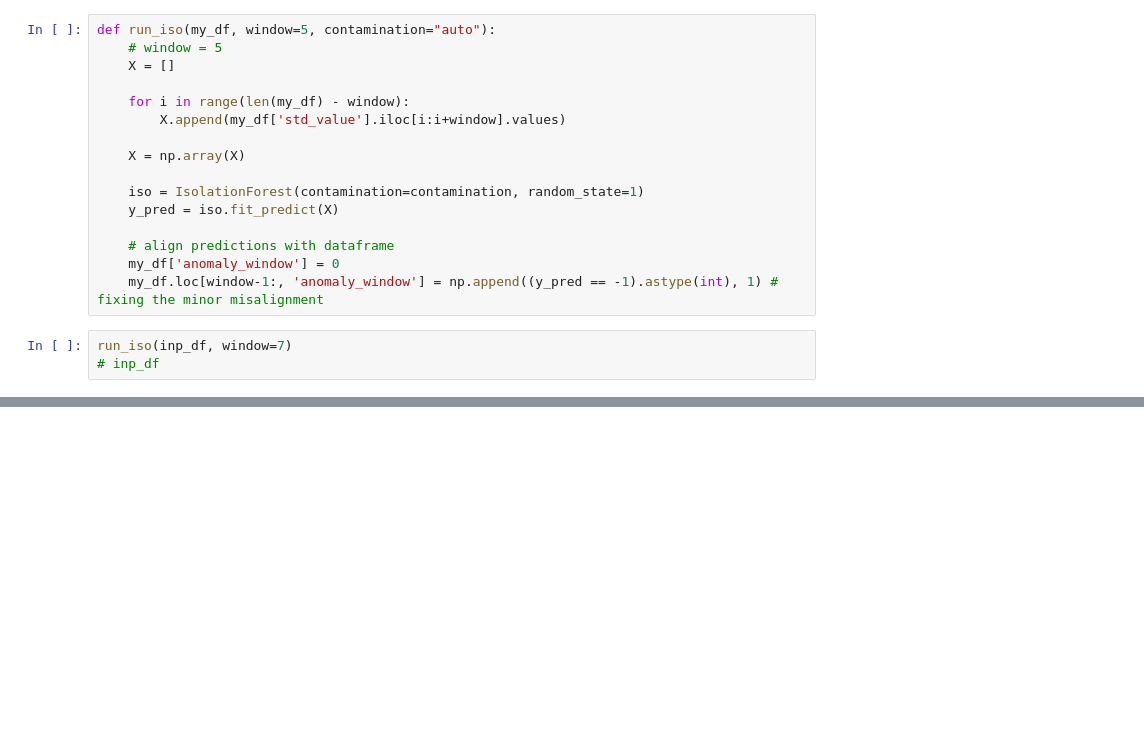
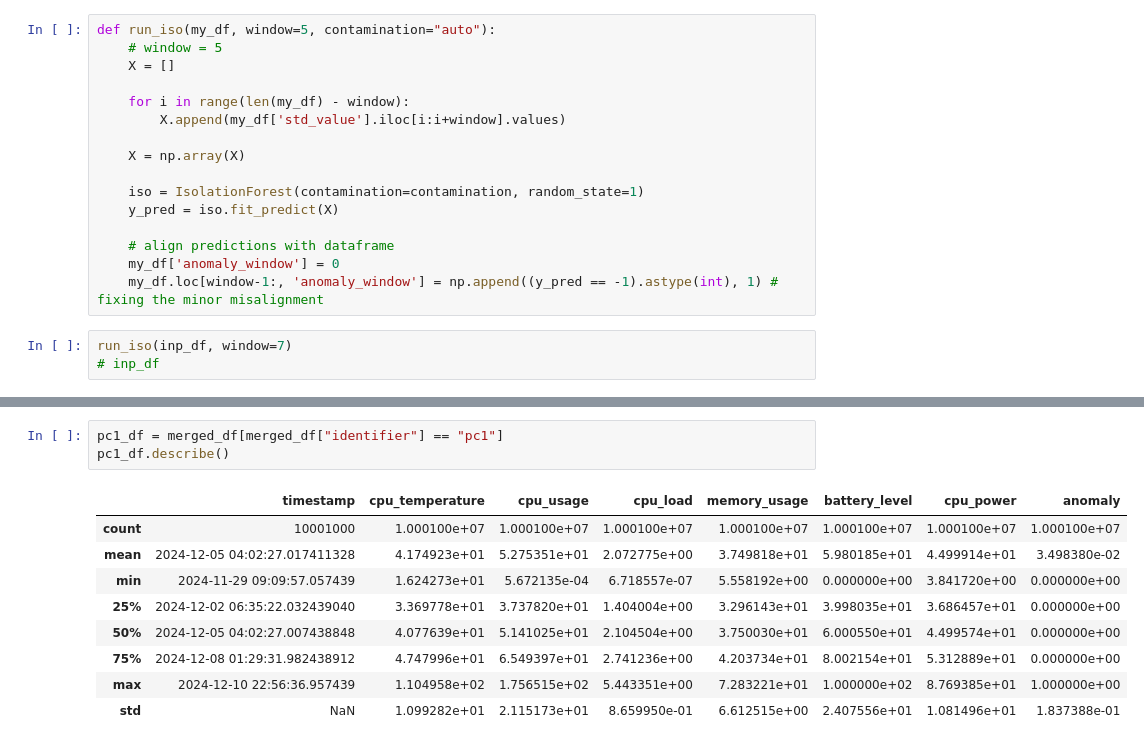
Before and after one commit to Martini-111/Anomaly_Detection, a Jupyter notebook: NAB_notebook.ipynb, the cells around one changed output, grey strips where cells are left out. Drawn from its saved outputs; the diff is of its cells as text; blank space fills up the shorter version.

```diff
--- a/NAB_notebook.ipynb
+++ b/NAB_notebook.ipynb
@@ -118,0 +134,13 @@ plt.show()
+# %%
+pc1_df = merged_df[merged_df["identifier"] == "pc1"]
+pc1_df.describe()
+# %% [output]
+|  | timestamp | cpu_temperature | cpu_usage | cpu_load | memory_usage | battery_level | cpu_power | anomaly |
+| count | 10001000 | 1.000100e+07 | 1.000100e+07 | 1.000100e+07 | 1.000100e+07 | 1.000100e+07 | 1.000100e+07 | 1.000100e+07 |
+| mean | 2024-12-05 04:02:27.017411328 | 4.174923e+01 | 5.275351e+01 | 2.072775e+00 | 3.749818e+01 | 5.980185e+01 | 4.499914e+01 | 3.498380e-02 |
+| min | 2024-11-29 09:09:57.057439 | 1.624273e+01 | 5.672135e-04 | 6.718557e-07 | 5.558192e+00 | 0.000000e+00 | 3.841720e+00 | 0.000000e+00 |
+| 25% | 2024-12-02 06:35:22.032439040 | 3.369778e+01 | 3.737820e+01 | 1.404004e+00 | 3.296143e+01 | 3.998035e+01 | 3.686457e+01 | 0.000000e+00 |
+| 50% | 2024-12-05 04:02:27.007438848 | 4.077639e+01 | 5.141025e+01 | 2.104504e+00 | 3.750030e+01 | 6.000550e+01 | 4.499574e+01 | 0.000000e+00 |
+| 75% | 2024-12-08 01:29:31.982438912 | 4.747996e+01 | 6.549397e+01 | 2.741236e+00 | 4.203734e+01 | 8.002154e+01 | 5.312889e+01 | 0.000000e+00 |
+| max | 2024-12-10 22:56:36.957439 | 1.104958e+02 | 1.756515e+02 | 5.443351e+00 | 7.283221e+01 | 1.000000e+02 | 8.769385e+01 | 1.000000e+00 |
+| std | NaN | 1.099282e+01 | 2.115173e+01 | 8.659950e-01 | 6.612515e+00 | 2.407556e+01 | 1.081496e+01 | 1.837388e-01 |
```
Also changed, not shown: parts of 16 cells of this notebook.
